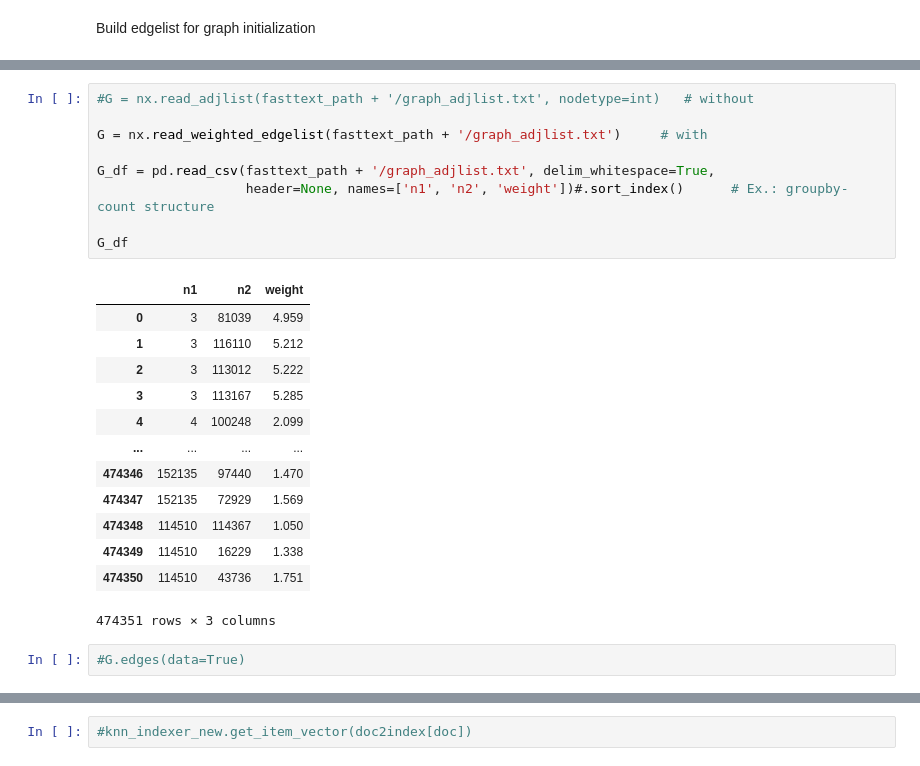
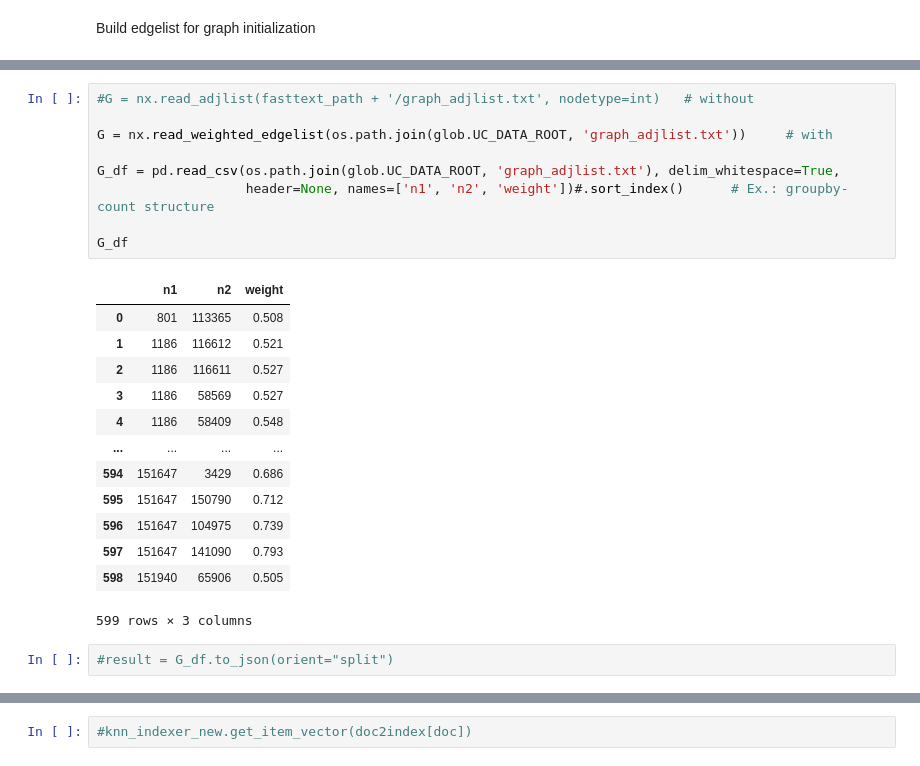
Before and after one commit to AVoss84/streamlit, a Jupyter notebook: notebooks/word2vec.ipynb, the cells around one changed output, grey strips where cells are left out. Saved outputs shown, nothing was run; the diff lists cells and outputs as text.

```diff
--- a/notebooks/word2vec.ipynb
+++ b/notebooks/word2vec.ipynb
@@ -369,25 +395,25 @@ Done.
 # %%
 #G = nx.read_adjlist(fasttext_path + '/graph_adjlist.txt', nodetype=int)   # without
 
-G = nx.read_weighted_edgelist(fasttext_path + '/graph_adjlist.txt')     # with
+G = nx.read_weighted_edgelist(os.path.join(glob.UC_DATA_ROOT, 'graph_adjlist.txt'))     # with
 
-G_df = pd.read_csv(fasttext_path + '/graph_adjlist.txt', delim_whitespace=True,
+G_df = pd.read_csv(os.path.join(glob.UC_DATA_ROOT, 'graph_adjlist.txt'), delim_whitespace=True,
                    header=None, names=['n1', 'n2', 'weight'])#.sort_index()      # Ex.: groupby-count structure
 
 G_df
 # %% [output]
 |  | n1 | n2 | weight |
-| 0 | 3 | 81039 | 4.959 |
-| 1 | 3 | 116110 | 5.212 |
-| 2 | 3 | 113012 | 5.222 |
-| 3 | 3 | 113167 | 5.285 |
-| 4 | 4 | 100248 | 2.099 |
+| 0 | 801 | 113365 | 0.508 |
+| 1 | 1186 | 116612 | 0.521 |
+| 2 | 1186 | 116611 | 0.527 |
+| 3 | 1186 | 58569 | 0.527 |
+| 4 | 1186 | 58409 | 0.548 |
 | ... | ... | ... | ... |
-| 474346 | 152135 | 97440 | 1.470 |
-| 474347 | 152135 | 72929 | 1.569 |
-| 474348 | 114510 | 114367 | 1.050 |
-| 474349 | 114510 | 16229 | 1.338 |
-| 474350 | 114510 | 43736 | 1.751 |
+| 594 | 151647 | 3429 | 0.686 |
+| 595 | 151647 | 150790 | 0.712 |
+| 596 | 151647 | 104975 | 0.739 |
+| 597 | 151647 | 141090 | 0.793 |
+| 598 | 151940 | 65906 | 0.505 |
-474351 rows × 3 columns
+599 rows × 3 columns
-# %%
-#G.edges(data=True)
+# %%
+#result = G_df.to_json(orient="split")
```
Also changed, not shown: parts of 20 cells of this notebook.
